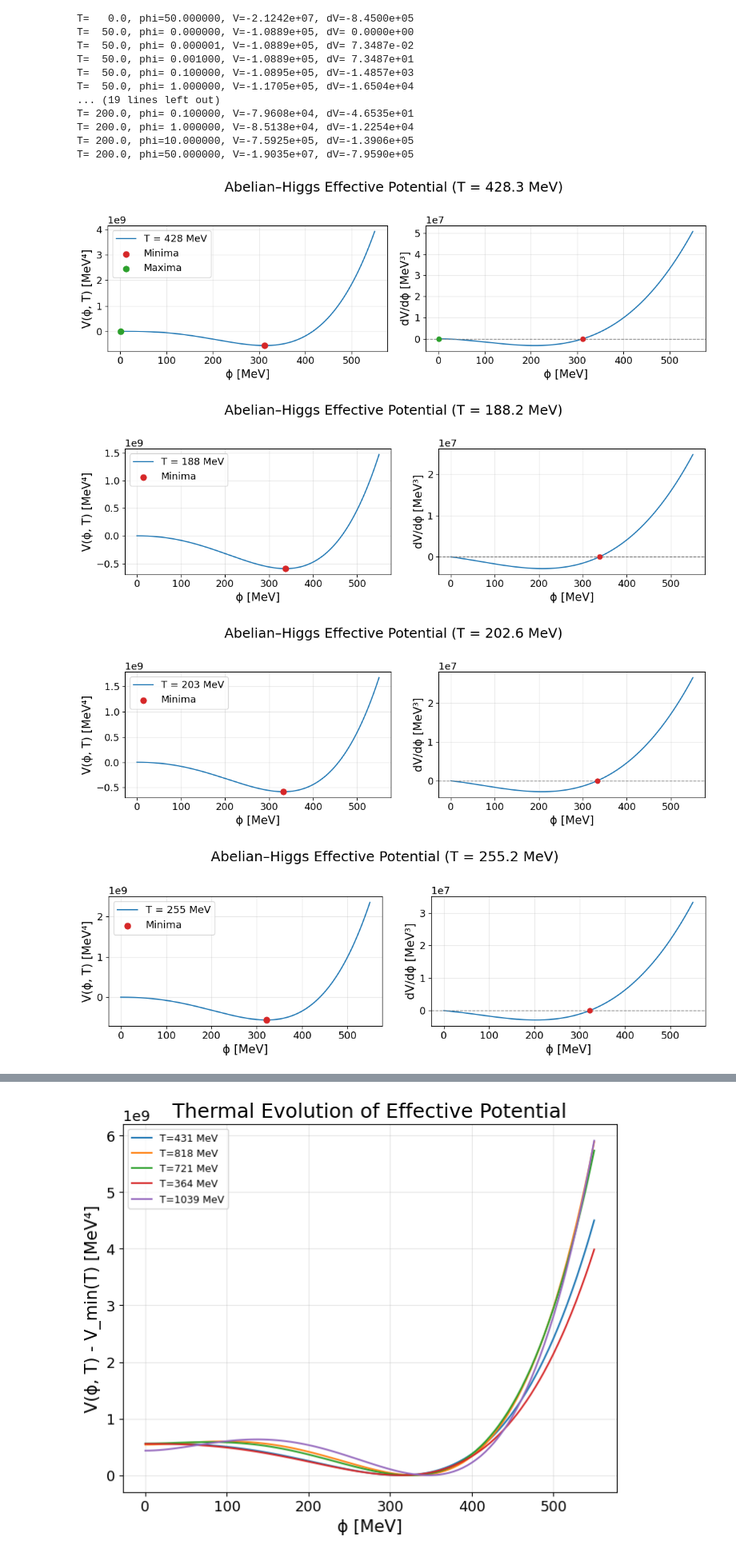
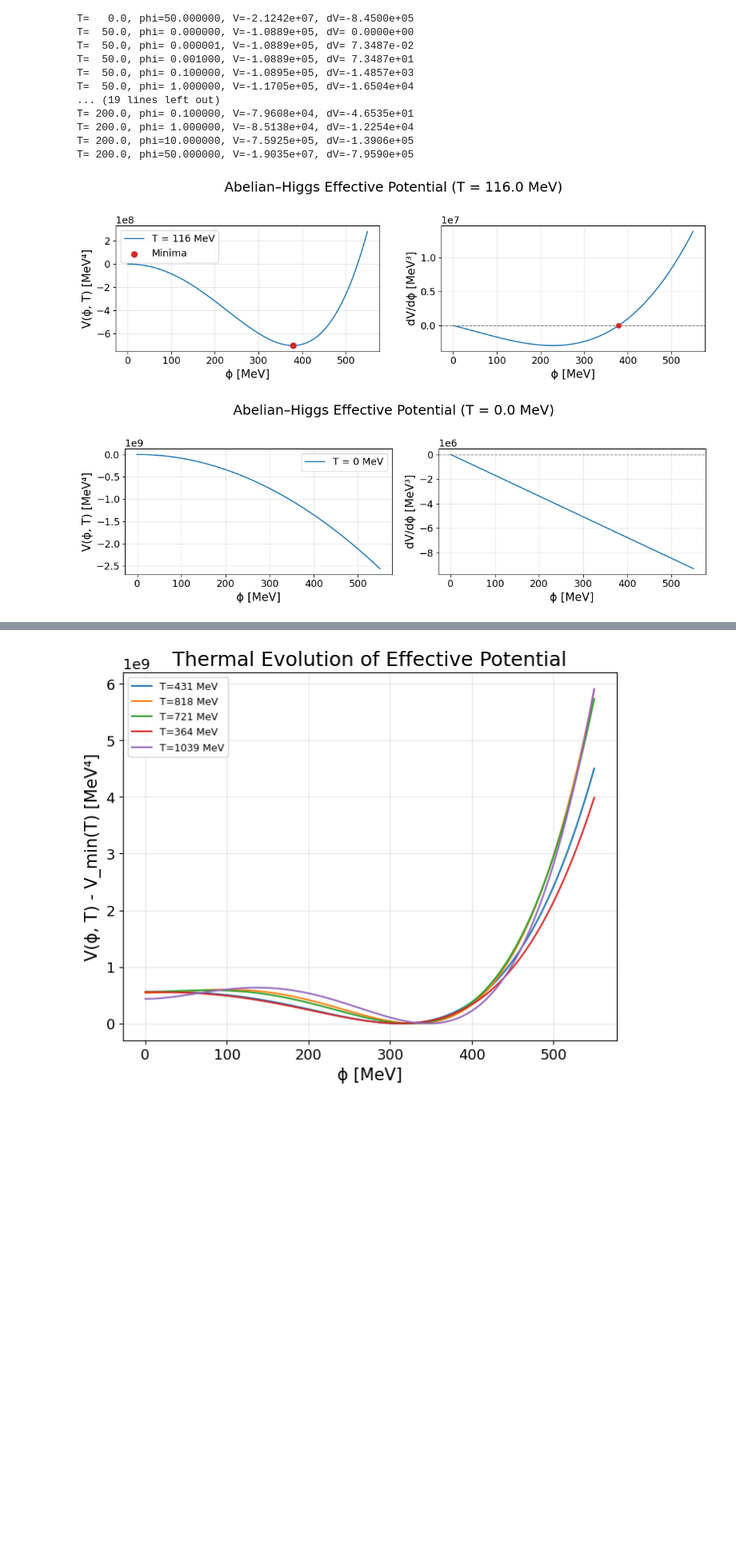
Before and after one commit to sajibsakhawat/ELENA, a Jupyter notebook: AH_ELENA_benchmark.ipynb, the cells around one changed output, grey strips where cells are left out. Shown at 80% size. Drawn from its saved outputs; the diff is of its cells as text; code cells hidden in the pictures; blank space fills up the shorter version.

```diff
--- a/AH_ELENA_benchmark.ipynb
+++ b/AH_ELENA_benchmark.ipynb
@@ -214,7 +214,7 @@ plt.rcParams.update({
 # -------------------------------
 vev   = 500.0                  # plot window scale [MeV]
 units = "MeV"
-temps = np.random.uniform(0, vev, size=5)  # scan a few T
+temps = [116.0,0.0]  # scan a few T
 phi   = np.linspace(0, 1.1*vev, 2601)
 phi = phi.reshape(-1,1)
 # -------------------------------
@@ -288,34 +288,32 @@ for T in temps:
     axes[0].grid(alpha=0.3)
     axes[0].legend(loc="best")
 
     # annotate two-well structure on φ≥0 side if present
     mins_pos = sorted([m for m in mins if m >= 0.0])
     if len(mins_pos) >= 1:
         m0 = mins_pos[0]
         V0 = V(m0, T)
         # find next minimum to the right if any
         if len(mins_pos) >= 2:
             m1 = mins_pos[1]
             V1 = V(m1, T)
             axes[0].annotate("Barrier", xy=(0.5*(m0+m1), V(0.5*(m0+m1), T)),
                              xytext=(0.5*(m0+m1), V(0.5*(m0+m1), T) + 0.1*abs(V1 - V0) + 1e-3),
                              arrowprops=dict(arrowstyle="->", lw=1))
 
     # --- Right: dV/dφ ---
     axes[1].plot(phi, dVvals)
     axes[1].axhline(0, color="gray", linestyle="--", linewidth=1)
     if mins:
         axes[1].scatter(mins, [0.0]*len(mins), s=40, c='tab:red', zorder=5)
     if maxs:
         axes[1].scatter(maxs, [0.0]*len(maxs), s=40, c='tab:green', zorder=5)
     axes[1].set_xlabel(f"ϕ [{units}]")
     axes[1].set_ylabel(f"dV/dϕ [{units}³]")
     axes[1].grid(alpha=0.3)
 
     plt.tight_layout()
     plt.show()
 # %% [output]
-[figure, old version]
+[figure, new version]
-[figure, old version]
+[figure, new version]
-[figure, removed]
-[figure, removed]
```
Also changed, not shown: parts of 2 cells of this notebook.
